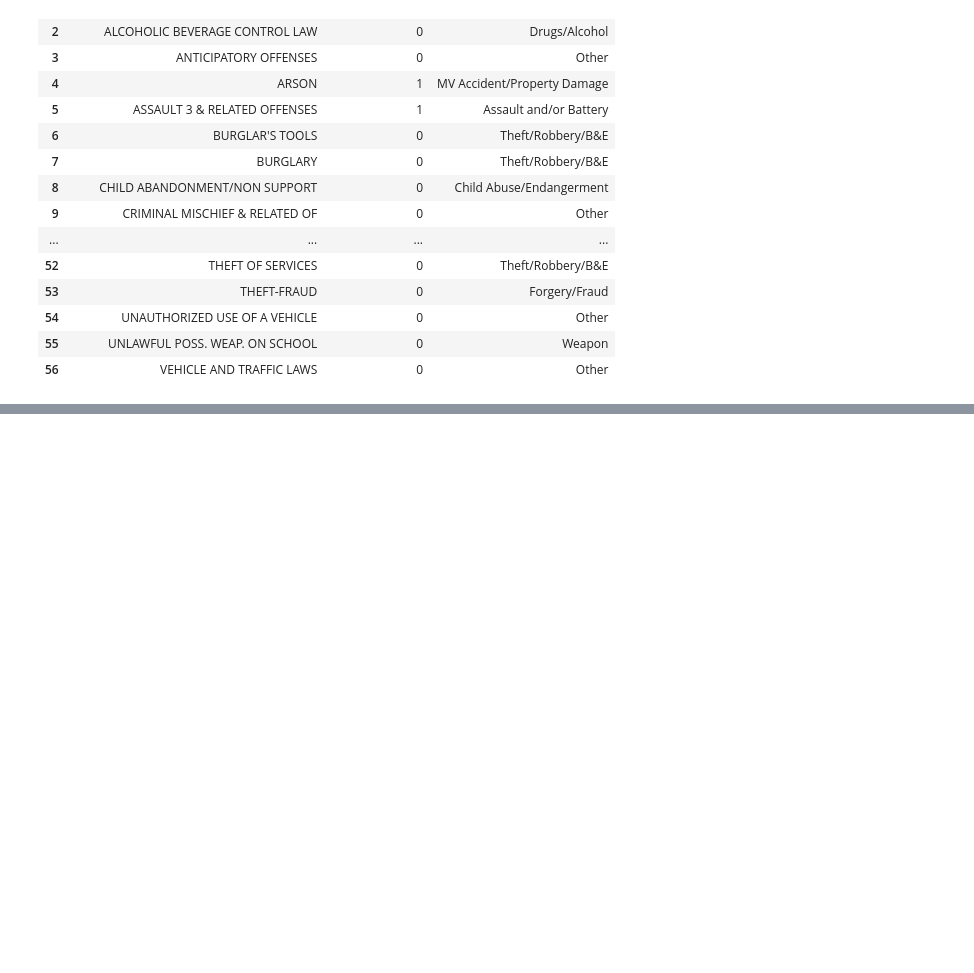
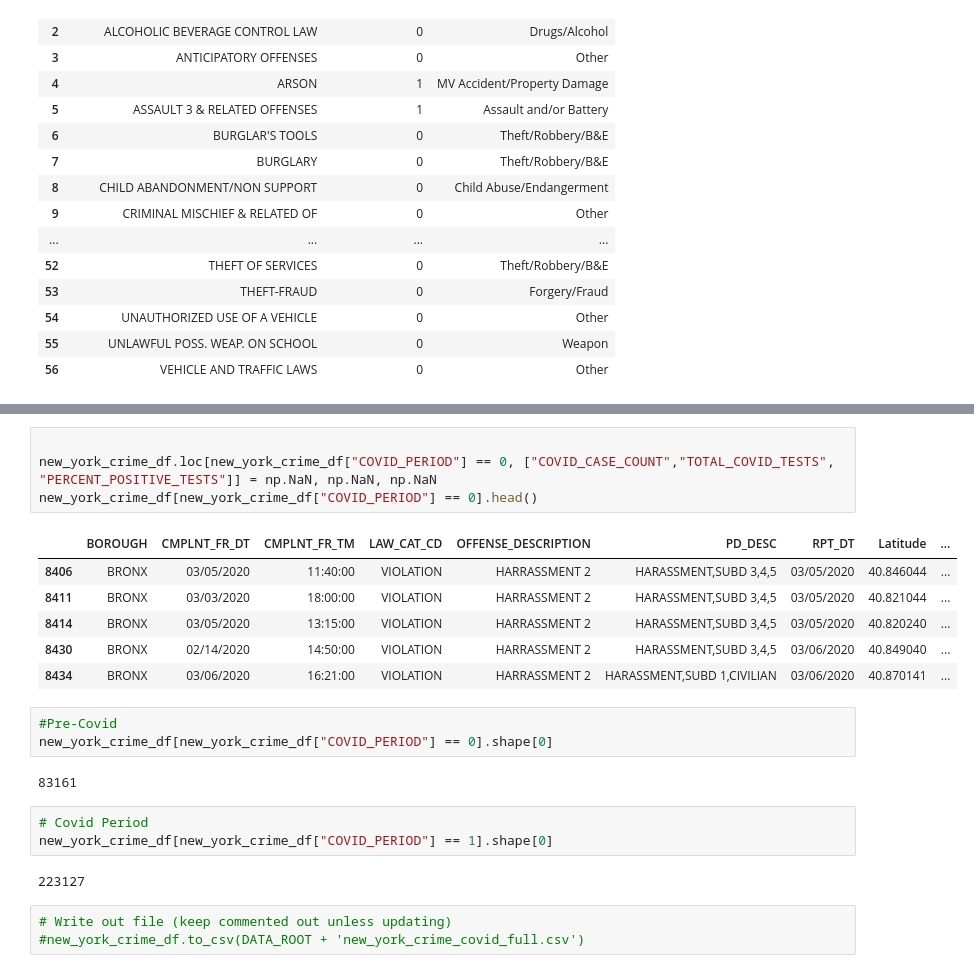
Before and after one commit to YolandaMDavis/cs109a-fall2020, a Jupyter notebook: New_York_Covid_Analysis.ipynb, the cells around one changed output, grey strips where cells are left out. Drawn from its saved outputs; the diff is of its cells as text; blank space fills up the shorter version.

```diff
--- a/New_York_Covid_Analysis.ipynb
+++ b/New_York_Covid_Analysis.ipynb
@@ -171,0 +183,24 @@ new_york_crime_2020_df.shape
+# %%
+
+new_york_crime_df.loc[new_york_crime_df["COVID_PERIOD"] == 0, ["COVID_CASE_COUNT","TOTAL_COVID_TESTS", "PERCENT_POSITIVE_TESTS"]] = np.NaN, np.NaN, np.NaN
+new_york_crime_df[new_york_crime_df["COVID_PERIOD"] == 0].head()
+# %% [output]
+|  | BOROUGH | CMPLNT_FR_DT | CMPLNT_FR_TM | LAW_CAT_CD | OFFENSE_DESCRIPTION | PD_DESC | RPT_DT | Latitude | ... |
+| 8406 | BRONX | 03/05/2020 | 11:40:00 | VIOLATION | HARRASSMENT 2 | HARASSMENT,SUBD 3,4,5 | 03/05/2020 | 40.846044 | ... |
+| 8411 | BRONX | 03/03/2020 | 18:00:00 | VIOLATION | HARRASSMENT 2 | HARASSMENT,SUBD 3,4,5 | 03/05/2020 | 40.821044 | ... |
+| 8414 | BRONX | 03/05/2020 | 13:15:00 | VIOLATION | HARRASSMENT 2 | HARASSMENT,SUBD 3,4,5 | 03/05/2020 | 40.820240 | ... |
+| 8430 | BRONX | 02/14/2020 | 14:50:00 | VIOLATION | HARRASSMENT 2 | HARASSMENT,SUBD 3,4,5 | 03/06/2020 | 40.849040 | ... |
+| 8434 | BRONX | 03/06/2020 | 16:21:00 | VIOLATION | HARRASSMENT 2 | HARASSMENT,SUBD 1,CIVILIAN | 03/06/2020 | 40.870141 | ... |
+# %%
+#Pre-Covid
+new_york_crime_df[new_york_crime_df["COVID_PERIOD"] == 0].shape[0]
+# %% [output]
+83161
+# %%
+# Covid Period
+new_york_crime_df[new_york_crime_df["COVID_PERIOD"] == 1].shape[0]
+# %% [output]
+223127
+# %%
+# Write out file (keep commented out unless updating)
+#new_york_crime_df.to_csv(DATA_ROOT + 'new_york_crime_covid_full.csv')
```
Also changed, not shown: parts of 6 cells of this notebook.
